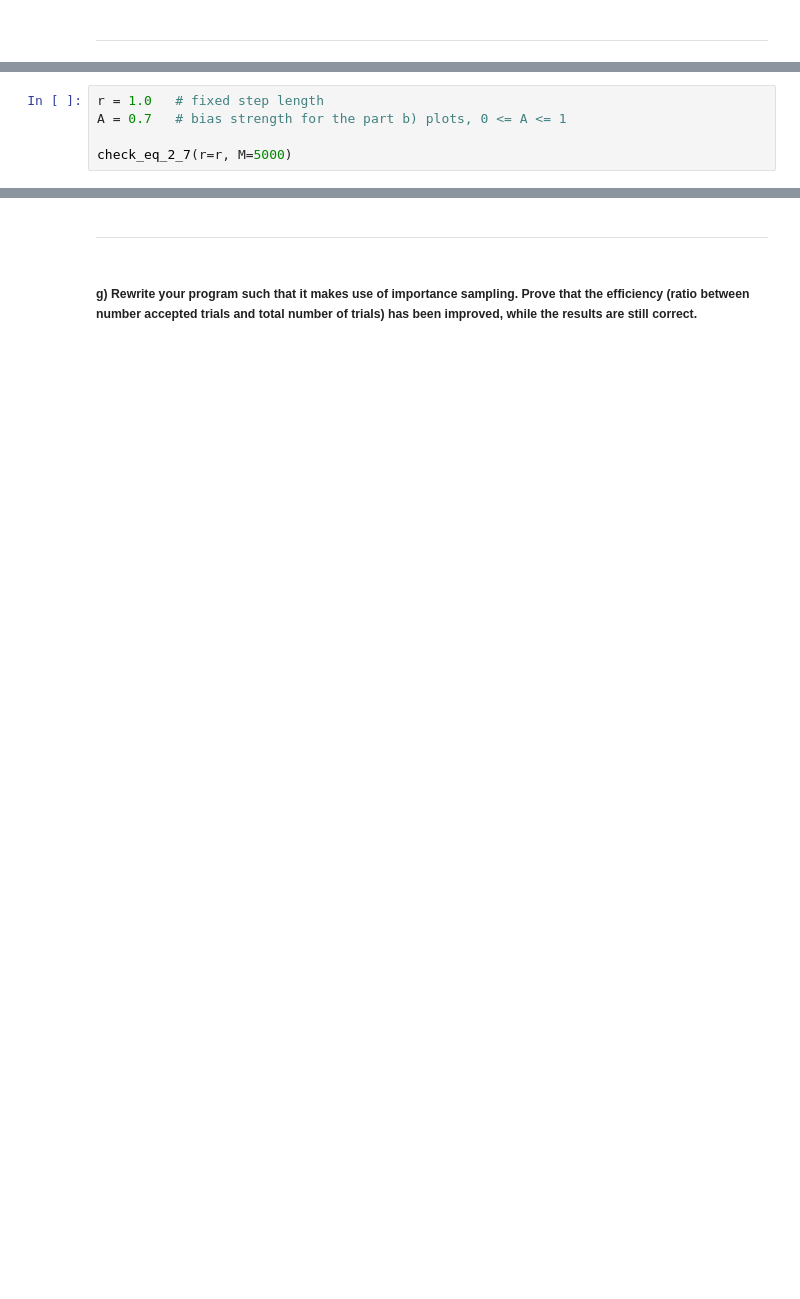
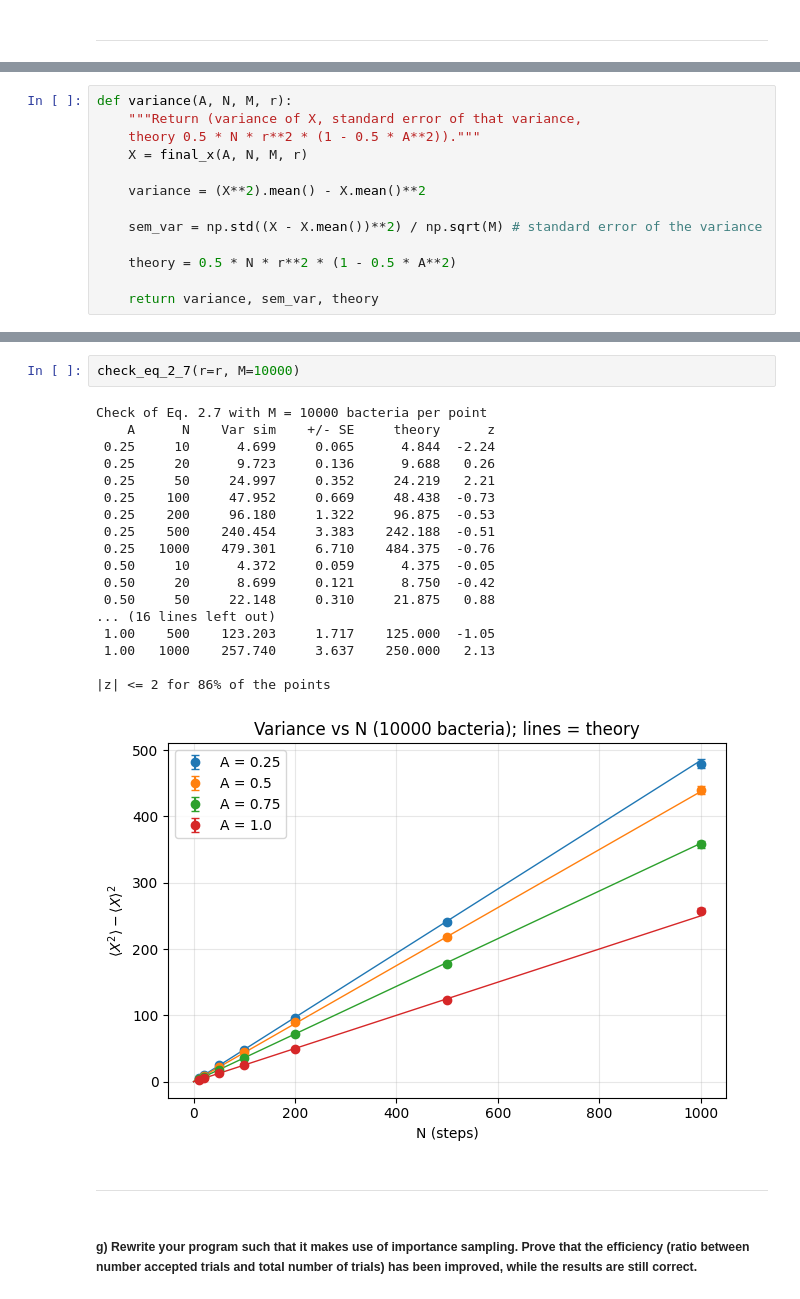
Before and after one commit to Stefan2o3u/ComputationPhysics, a Jupyter notebook: Assignment_2.ipynb, the cells around one changed output, grey strips where cells are left out. Saved outputs shown, nothing was run; the diff lists cells and outputs as text; blank space fills up the shorter version.

```diff
--- a/Assignment_2.ipynb
+++ b/Assignment_2.ipynb
@@ -317,5 +247,0 @@ def check_eq_2_7(r=1.0, M=5000, N_values=None, A_list=(0.0, 0.5, 1.0)):
-# %%
-r = 1.0   # fixed step length
-A = 0.7   # bias strength for the part b) plots, 0 <= A <= 1
-
-check_eq_2_7(r=r, M=5000)
@@ -340,0 +248,13 @@ Check of Eq. 2.7, M = 5000 bacteria per point
+# %%
+def variance(A, N, M, r):
+    """Return (variance of X, standard error of that variance,
+    theory 0.5 * N * r**2 * (1 - 0.5 * A**2))."""
+    X = final_x(A, N, M, r)
+
+    variance = (X**2).mean() - X.mean()**2
+
+    sem_var = np.std((X - X.mean())**2) / np.sqrt(M) # standard error of the variance
+
+    theory = 0.5 * N * r**2 * (1 - 0.5 * A**2)
+
+    return variance, sem_var, theory
@@ -341,3 +307,24 @@ Check of Eq. 2.7, M = 5000 bacteria per point
+# %%
+check_eq_2_7(r=r, M=10000)
+# %% [output]
+Check of Eq. 2.7 with M = 10000 bacteria per point
+    A      N    Var sim    +/- SE     theory      z
+ 0.25     10      4.699     0.065      4.844  -2.24
+ 0.25     20      9.723     0.136      9.688   0.26
+ 0.25     50     24.997     0.352     24.219   2.21
+ 0.25    100     47.952     0.669     48.438  -0.73
+ 0.25    200     96.180     1.322     96.875  -0.53
+ 0.25    500    240.454     3.383    242.188  -0.51
+ 0.25   1000    479.301     6.710    484.375  -0.76
+ 0.50     10      4.372     0.059      4.375  -0.05
+ 0.50     20      8.699     0.121      8.750  -0.42
+ 0.50     50     22.148     0.310     21.875   0.88
+... (16 lines left out)
+ 1.00    500    123.203     1.717    125.000  -1.05
+ 1.00   1000    257.740     3.637    250.000   2.13
+
+|z| <= 2 for 86% of the points
+[figure, added]
 # %% [markdown]
 ------------------------------------
 # %% [markdown]
```
Also changed, not shown: parts of 13 cells of this notebook.
